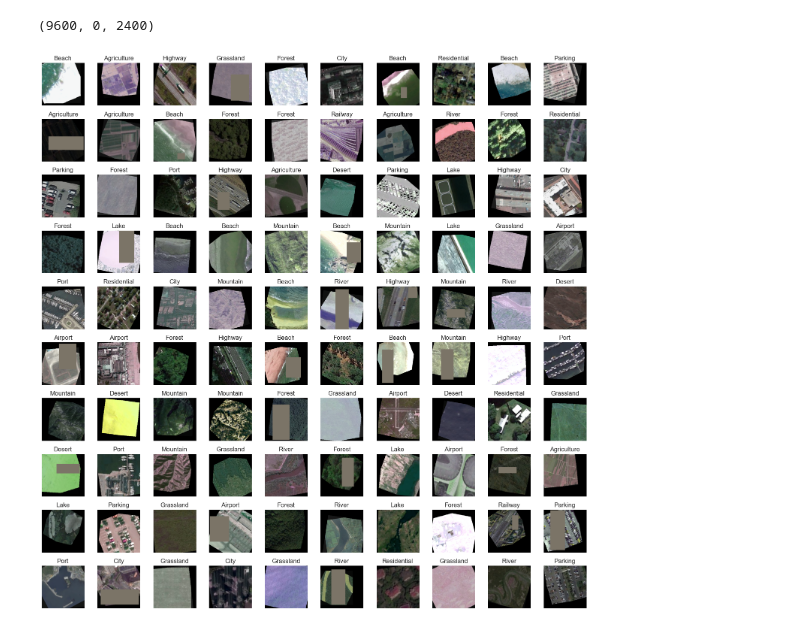
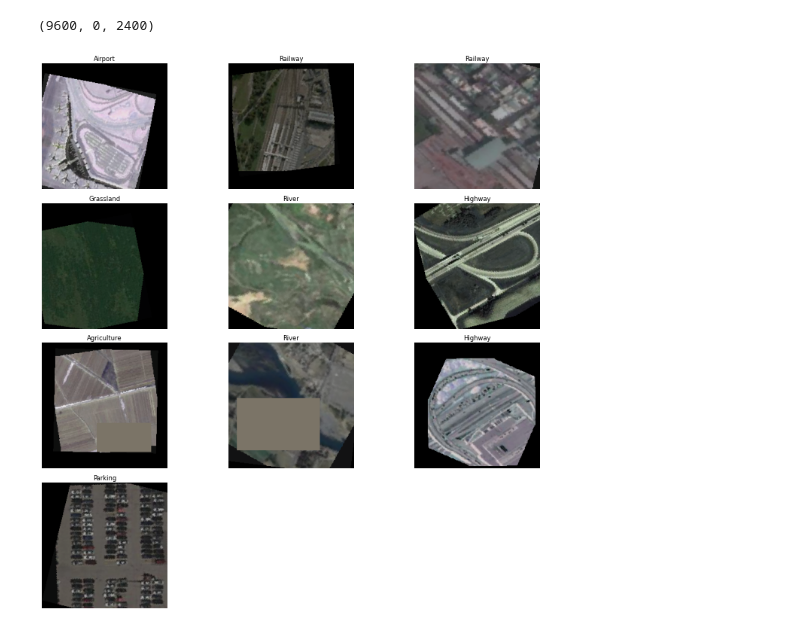
Before and after one commit to TobyZhang0/9517mango, a Jupyter notebook: loadtest.ipynb, the cells around one changed output. Cells and saved outputs as stored; diff of their text form; code cells hidden in the pictures.

```diff
--- a/loadtest.ipynb
+++ b/loadtest.ipynb
@@ -31,12 +31,3 @@ Training set class distribution:
 - Railway: 560 images
 - Residential: 560 images
 - River: 560 images
-# %%
-train_loader, val_loader, test_loader, classes = create_dataloaders(
-    root_dir='Aerial_Landscapes',
-    batch_size=32,
-    split_ratio=[0.8, 0, 0.2],
-    augmentation_strategy='extensive',
-    random_seed=42,
-    verbose=True
-)
@@ -71,34 +43,34 @@ import random
 
 # Randomly select 100 images from the dataset
 dataset = train_loader.dataset
-indices = random.sample(range(len(dataset)), min(100, len(dataset)))
+indices = random.sample(range(len(dataset)), min(10, len(dataset)))
 
 # Set up the image layout
 rows = int(np.ceil(np.sqrt(len(indices))))
 cols = int(np.ceil(len(indices) / rows))
 
-plt.figure(figsize=(15, 15))
+plt.figure(figsize=(15, 15),dpi=50)
 
 for i, idx in enumerate(indices):
     # Get image and label
     img, label = dataset[idx]
 
     # Convert image to displayable format
     img = img.permute(1, 2, 0).numpy()
 
     # Denormalize the image
     mean = np.array([0.485, 0.456, 0.406])
     std = np.array([0.229, 0.224, 0.225])
     img = std * img + mean
     img = np.clip(img, 0, 1)
 
     # Display the image
     plt.subplot(rows, cols, i + 1)
     plt.imshow(img)
     plt.title(f"{classes[label]}")
     plt.axis('off')
 
 plt.tight_layout()
 plt.show()
 # %% [output]
-[figure, old version]
+[figure, new version]
```
Also changed, not shown: parts of 1 cell of this notebook, 1 other file.
